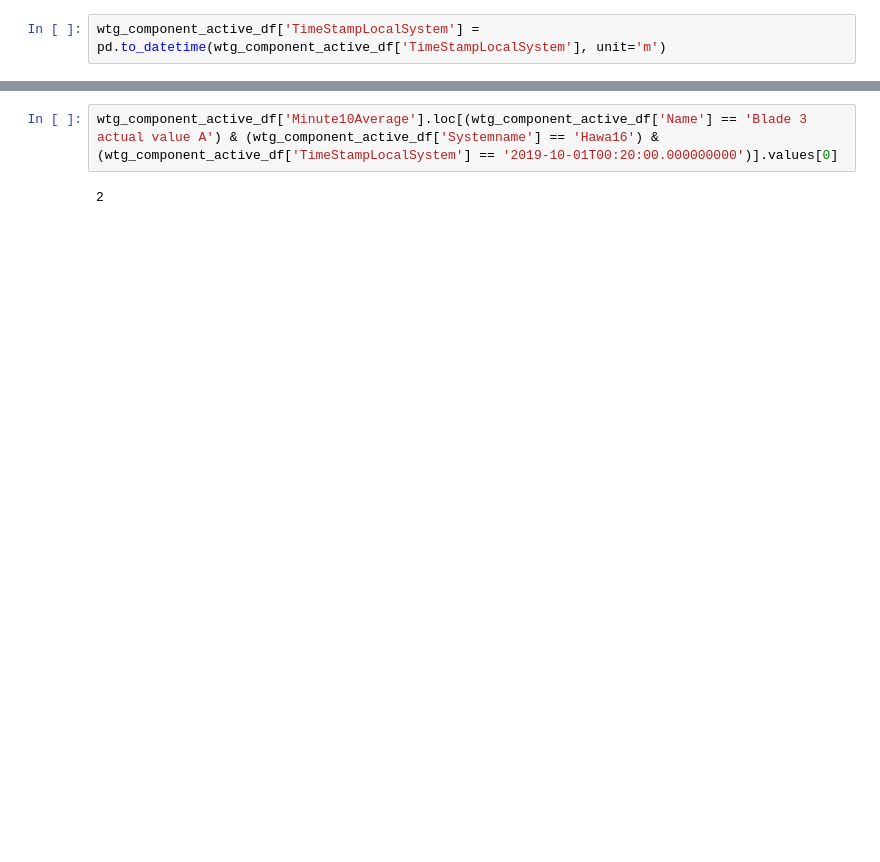
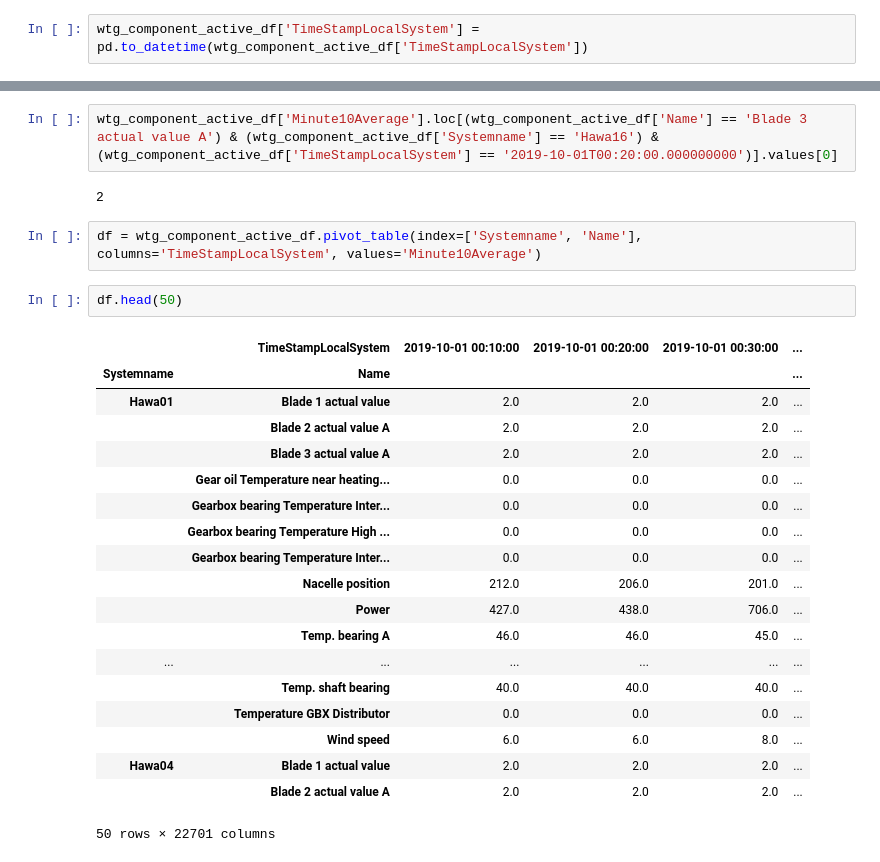
Before and after one commit to sarahrosegallagher/Wind_Turbine_Gearbox_Predictive_Analysis, a Jupyter notebook: timestamps.ipynb, the cells around one changed output, grey strips where cells are left out. Drawn from its saved outputs; the diff is of its cells as text; blank space fills up the shorter version.

Commit message:
timestamps.ipynb builds WTG_timeseries.csv, a multiindexed dataframe that shows the change over time of all metrics

```diff
--- a/timestamps.ipynb
+++ b/timestamps.ipynb
@@ -29,7 +29,7 @@ Systemname              object
 Minute10Average          int64
 dtype: object
 # %%
-wtg_component_active_df['TimeStampLocalSystem'] = pd.to_datetime(wtg_component_active_df['TimeStampLocalSystem'], unit='m')
+wtg_component_active_df['TimeStampLocalSystem'] = pd.to_datetime(wtg_component_active_df['TimeStampLocalSystem'])
 # %%
 wtg_component_active_df.dtypes
 # %% [output]
@@ -74,3 +71,27 @@ array(['2019-10-01T00:10:00.000000000', '2019-10-01T00:20:00.000000000',
 wtg_component_active_df['Minute10Average'].loc[(wtg_component_active_df['Name'] == 'Blade 3 actual value A') & (wtg_component_active_df['Systemname'] == 'Hawa16') & (wtg_component_active_df['TimeStampLocalSystem'] == '2019-10-01T00:20:00.000000000')].values[0]
 # %% [output]
 2
+# %%
+df = wtg_component_active_df.pivot_table(index=['Systemname', 'Name'], columns='TimeStampLocalSystem', values='Minute10Average')
+# %%
+df.head(50)
+# %% [output]
+|  | TimeStampLocalSystem | 2019-10-01 00:10:00 | 2019-10-01 00:20:00 | 2019-10-01 00:30:00 | ... |
+| Systemname | Name |  |  |  | ... |
+| Hawa01 | Blade 1 actual value | 2.0 | 2.0 | 2.0 | ... |
+|  | Blade 2 actual value A | 2.0 | 2.0 | 2.0 | ... |
+|  | Blade 3 actual value A | 2.0 | 2.0 | 2.0 | ... |
+|  | Gear oil Temperature near heating... | 0.0 | 0.0 | 0.0 | ... |
+|  | Gearbox bearing Temperature Inter... | 0.0 | 0.0 | 0.0 | ... |
+|  | Gearbox bearing Temperature High ... | 0.0 | 0.0 | 0.0 | ... |
+|  | Gearbox bearing Temperature Inter... | 0.0 | 0.0 | 0.0 | ... |
+|  | Nacelle position | 212.0 | 206.0 | 201.0 | ... |
+|  | Power | 427.0 | 438.0 | 706.0 | ... |
+|  | Temp. bearing A | 46.0 | 46.0 | 45.0 | ... |
+| ... | ... | ... | ... | ... | ... |
+|  | Temp. shaft bearing | 40.0 | 40.0 | 40.0 | ... |
+|  | Temperature GBX Distributor | 0.0 | 0.0 | 0.0 | ... |
+|  | Wind speed | 6.0 | 6.0 | 8.0 | ... |
+| Hawa04 | Blade 1 actual value | 2.0 | 2.0 | 2.0 | ... |
+|  | Blade 2 actual value A | 2.0 | 2.0 | 2.0 | ... |
+50 rows × 22701 columns
```
Also changed, not shown: parts of 8 cells of this notebook.
